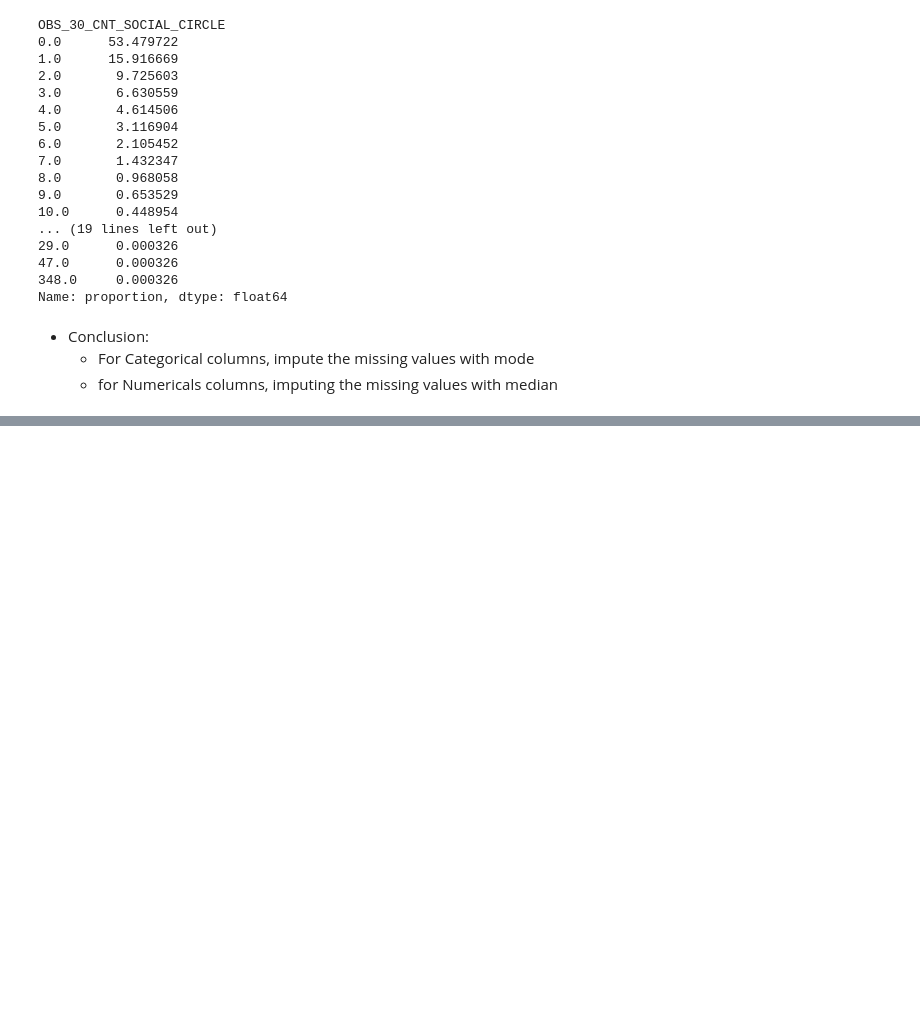
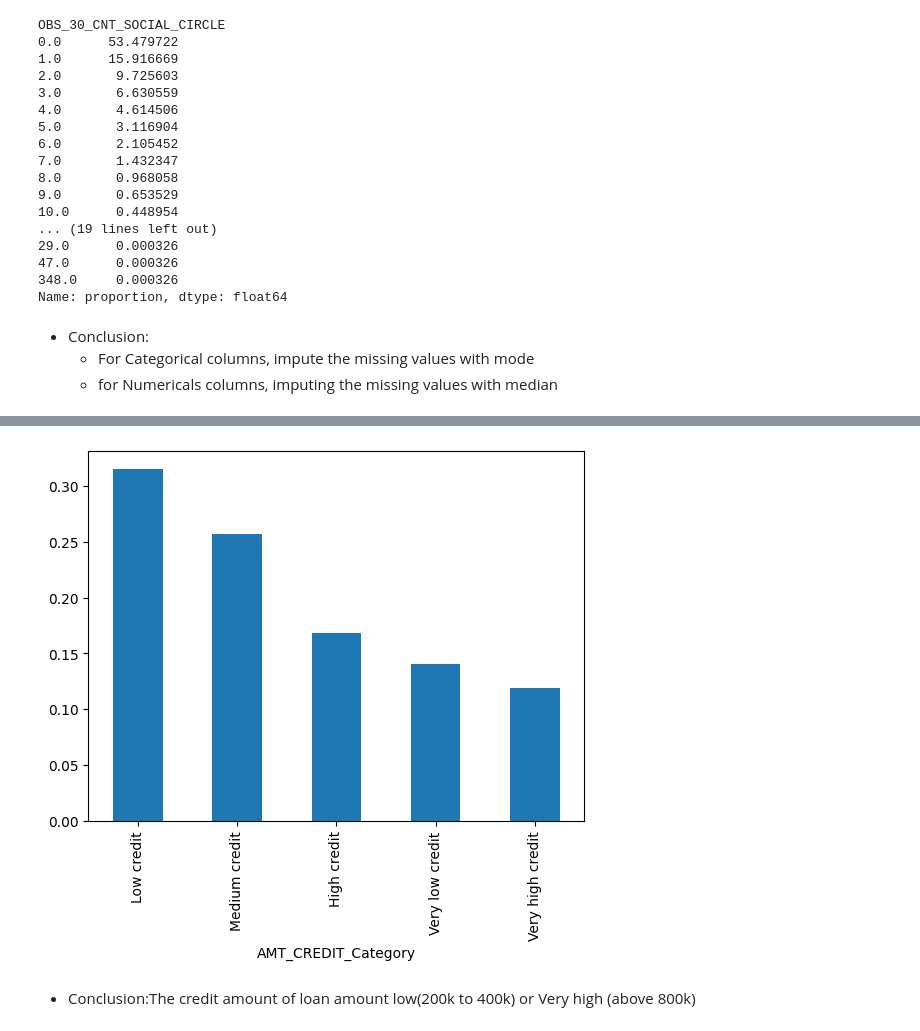
Before and after one commit to Sushant2103-afk/cred-eda, a Jupyter notebook: notebook/cred_eda.ipynb, the cells around one changed output, grey strips where cells are left out. Saved outputs shown, nothing was run; the diff lists cells and outputs as text; code cells hidden in the pictures; blank space fills up the shorter version.

Commit message:
Updated credit EDA notebook with imputation, binning, and visualization of credit amount category

```diff
--- a/notebook/cred_eda.ipynb
+++ b/notebook/cred_eda.ipynb
@@ -391,0 +394,11 @@ Name: proportion, dtype: float64
+# %%
+app_df["CNT_FAM_MEMBERS"] = app_df["CNT_FAM_MEMBERS"].fillna(app_df["CNT_FAM_MEMBERS"].mode()[0], inplace = True)
+# %%
+app_df["EXT_SOURCE_2"] = app_df["EXT_SOURCE_2"].fillna(app_df.EXT_SOURCE_2.median(),inplace = True)
+app_df["AMT_GOODS_PRICE"] = app_df["AMT_GOODS_PRICE"].fillna(app_df.AMT_GOODS_PRICE.median(),inplace = True)
+app_df["AMT_ANNUITY"] = app_df["AMT_ANNUITY"].fillna(app_df.AMT_ANNUITY.median(),inplace = True)
+app_df["OBS_30_CNT_SOCIAL_CIRCLE"] = app_df["OBS_30_CNT_SOCIAL_CIRCLE"].fillna(app_df.OBS_30_CNT_SOCIAL_CIRCLE.median(),inplace = True)
+app_df["DEF_30_CNT_SOCIAL_CIRCLE"] = app_df["DEF_30_CNT_SOCIAL_CIRCLE"].fillna(app_df.DEF_30_CNT_SOCIAL_CIRCLE.median(),inplace = True)
+app_df["OBS_60_CNT_SOCIAL_CIRCLE"] = app_df["OBS_60_CNT_SOCIAL_CIRCLE"].fillna(app_df.OBS_60_CNT_SOCIAL_CIRCLE.median(),inplace = True)
+app_df["DEF_60_CNT_SOCIAL_CIRCLE"] = app_df["DEF_60_CNT_SOCIAL_CIRCLE"].fillna(app_df.DEF_60_CNT_SOCIAL_CIRCLE.median(),inplace = True)
+app_df["DAYS_LAST_PHONE_CHANGE"] = app_df["DAYS_LAST_PHONE_CHANGE"].fillna(app_df.DAYS_LAST_PHONE_CHANGE.median(),inplace = True)
@@ -391,0 +413,6 @@ Name: proportion, dtype: float64
+# %%
+app_df['YEARS_BIRTH'] = app_df.DAYS_BIRTH.apply(lambda x: int(x//365))
+app_df['YEARS_EMPLOYED'] = app_df.DAYS_EMPLOYED.apply(lambda x: int(x//365))
+app_df['YEARS_REGISTRATION'] = app_df.DAYS_REGISTRATION.apply(lambda x: int(x//365))
+app_df['YEARS_ID_PUBLISH'] = app_df.DAYS_ID_PUBLISH.apply(lambda x: int(x//365))
+app_df['YEARS_LAST_PHONE_CHANGE'] = app_df.DAYS_LAST_PHONE_CHANGE.apply(lambda x: int(x//365))
@@ -391,0 +449,3 @@ Name: proportion, dtype: float64
+# %%
+app_df['AMT_CREDIT_Category'] = pd.cut(app_df.AMT_CREDIT,[0,200000,400000,600000,800000,1000000],
+                                       labels = ['Very low credit','Low credit','Medium credit','High credit','Very high credit'])
@@ -391,0 +462,7 @@ Name: proportion, dtype: float64
+# %%
+app_df['AMT_CREDIT_Category'].value_counts(normalize=True).plot.bar()
+plt.show()
+# %% [output]
+[figure, added]
+# %% [markdown]
+- Conclusion:The credit amount of loan amount low(200k to 400k) or Very high (above 800k)
```
Also changed, not shown: parts of 7 cells of this notebook.
